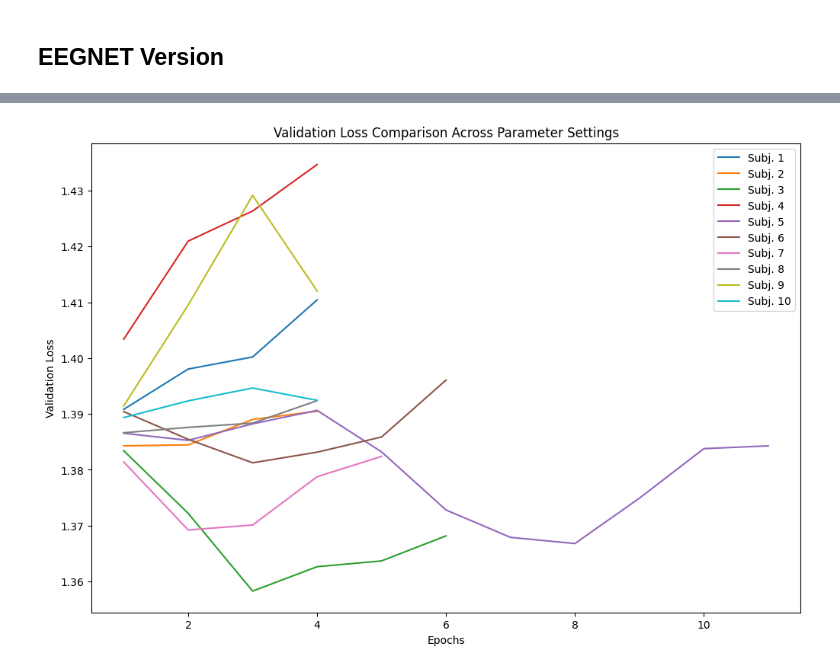
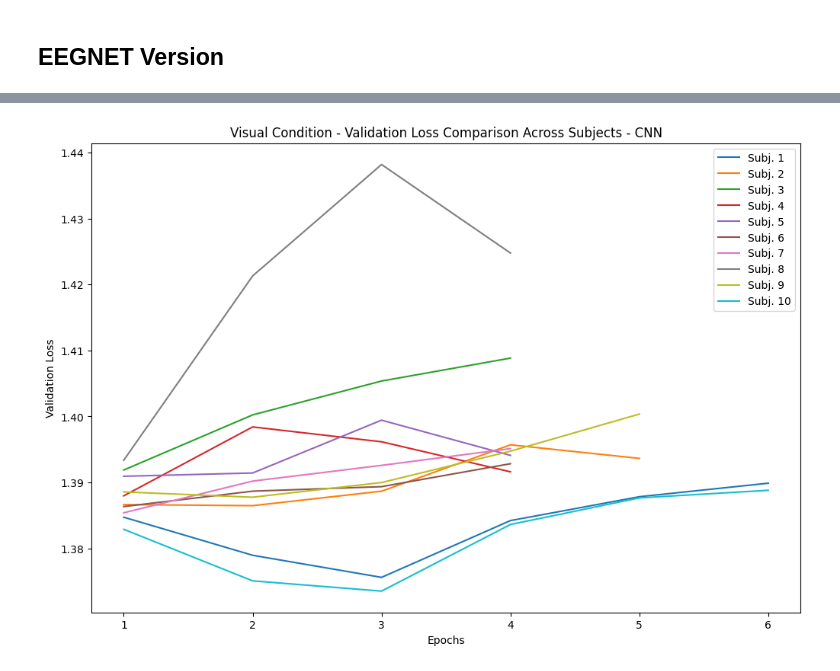
Before and after one commit to nelewerner/ml-project, a Jupyter notebook: inner-speech-drake.ipynb, the cells around one changed output, grey strips where cells are left out. Cells and saved outputs as stored; diff of their text form; code cells hidden in the pictures.

```diff
--- a/inner-speech-drake.ipynb
+++ b/inner-speech-drake.ipynb
@@ -100,7 +100,7 @@ X,Y = Extract_data_from_subject(root_dir,N_S,datatype)
 # %%
 Subj = Select_time_window(X = X, t_start = Tstart, t_end = Tend, fs = fs)
 # %%
-X, Y = Transform_for_classificator(X = Subj, Y = Y, Classes = [['ALL']], Conditions = [['Inner']])
+X, Y = Transform_for_classificator(X = Subj, Y = Y, Classes = [['ALL']], Conditions = [['Vis']])
 # %%
 X.shape
 # %% [output]
@@ -411,5 +399,5 @@ def fit_evaluate(X_train, X_val,  y_train, y_val, epochs = 50, batch_size = 16):
     return results
 # %%
 # first model
-model_history1 = fit_evaluate(X_train, X_val, y_train, y_val, epochs = 50, batch_size = 4)
+model_history1 = fit_evaluate(X_train, X_val, y_train, y_val, epochs = 50, batch_size = 16)
 # %% [output]
@@ -562,27 +544,27 @@ Val Score:  [1.415190577507019, 0.10000000149011612]
 # %%
 import seaborn as sns
 
 plt.figure(figsize=(12, 8))
 
 sns.lineplot(x=range(1, len(model_history1.history['val_loss']) + 1), y=model_history1.history['val_loss'], label='Subj. 1')
 sns.lineplot(x=range(1, len(model_history2.history['val_loss']) + 1), y=model_history2.history['val_loss'], label='Subj. 2')
 sns.lineplot(x=range(1, len(model_history3.history['val_loss']) + 1), y=model_history3.history['val_loss'], label='Subj. 3')
 sns.lineplot(x=range(1, len(model_history4.history['val_loss']) + 1), y=model_history4.history['val_loss'], label='Subj. 4')
 sns.lineplot(x=range(1, len(model_history5.history['val_loss']) + 1), y=model_history5.history['val_loss'], label='Subj. 5')
 sns.lineplot(x=range(1, len(model_history6.history['val_loss']) + 1), y=model_history6.history['val_loss'], label='Subj. 6')
 sns.lineplot(x=range(1, len(model_history7.history['val_loss']) + 1), y=model_history7.history['val_loss'], label='Subj. 7')
 sns.lineplot(x=range(1, len(model_history8.history['val_loss']) + 1), y=model_history8.history['val_loss'], label='Subj. 8')
 sns.lineplot(x=range(1, len(model_history9.history['val_loss']) + 1), y=model_history9.history['val_loss'], label='Subj. 9')
 sns.lineplot(x=range(1, len(model_history10.history['val_loss']) + 1), y=model_history10.history['val_loss'], label='Subj. 10')
 
 
-plt.title('Validation Loss Comparison Across Parameter Settings')
+plt.title('Visual Condition - Validation Loss Comparison Across Subjects - CNN')
 plt.xlabel('Epochs')
 plt.ylabel('Validation Loss')
 plt.legend()
 plt.show()
 # %% [output]
-[figure, old version]
+[figure, new version]
 # %%
 plt.figure(figsize=(12, 8))
 
```
Also changed, not shown: parts of 21 cells of this notebook.
